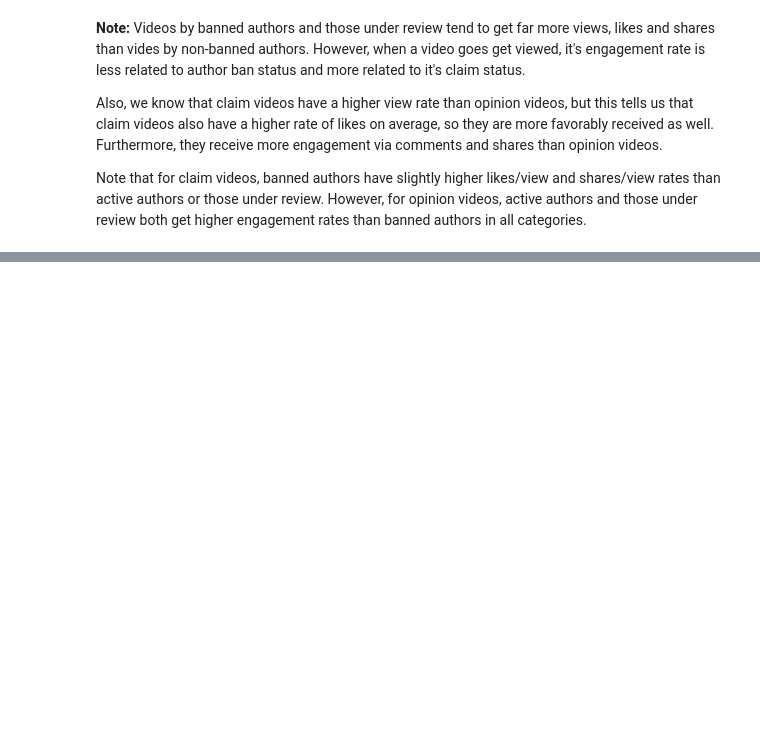
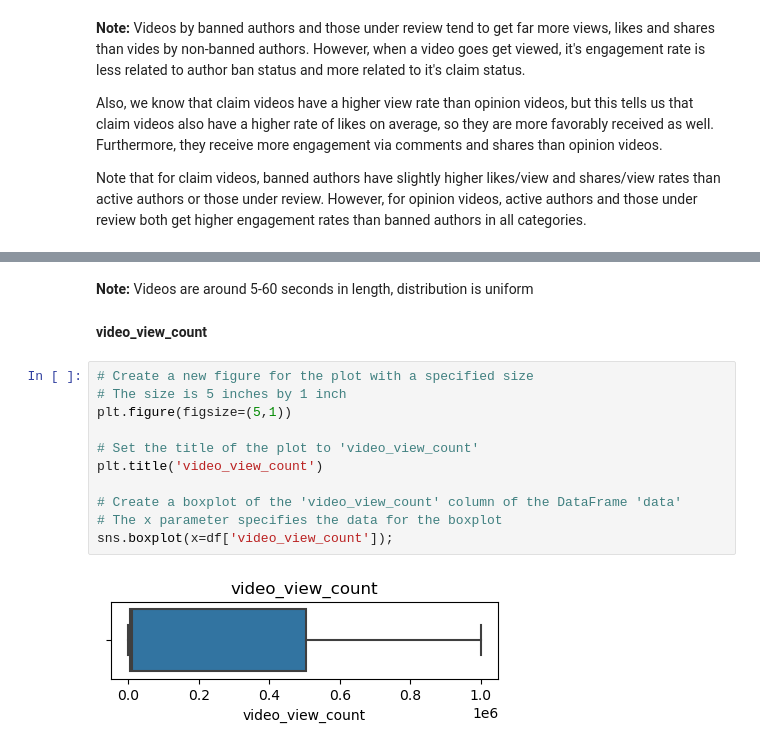
Before and after one commit to allan-gadelha/Google-Advanced-Data-Analytics-Portfolio, a Jupyter notebook: TikTok/notebooks/analysis.ipynb, the cells around one changed output, grey strips where cells are left out. Drawn from its saved outputs; the diff is of its cells as text; blank space fills up the shorter version.

```diff
--- a/TikTok/notebooks/analysis.ipynb
+++ b/TikTok/notebooks/analysis.ipynb
@@ -304,0 +357,17 @@ Note that for claim videos, banned authors have slightly higher likes/view and s
+# %% [markdown]
+**Note:** Videos are around 5-60 seconds in length, distribution is uniform
+# %% [markdown]
+**video_view_count**
+# %%
+# Create a new figure for the plot with a specified size
+# The size is 5 inches by 1 inch
+plt.figure(figsize=(5,1))
+
+# Set the title of the plot to 'video_view_count'
+plt.title('video_view_count')
+
+# Create a boxplot of the 'video_view_count' column of the DataFrame 'data'
+# The x parameter specifies the data for the boxplot
+sns.boxplot(x=df['video_view_count']);
+# %% [output]
+[figure, added]
```
Also changed, not shown: parts of 46 cells of this notebook.
